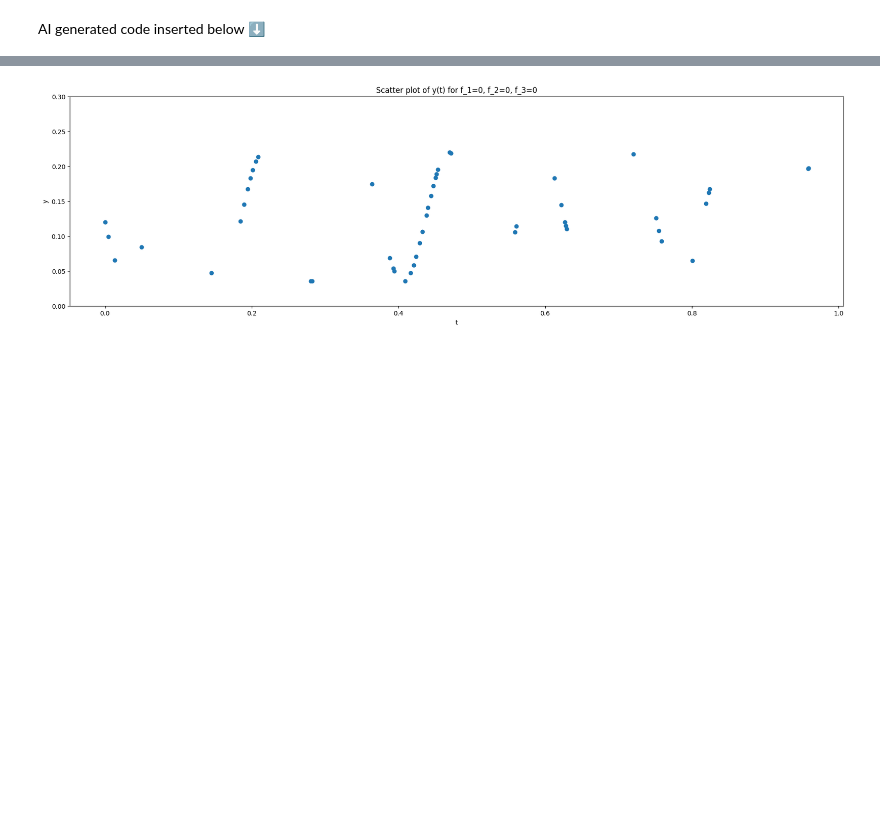
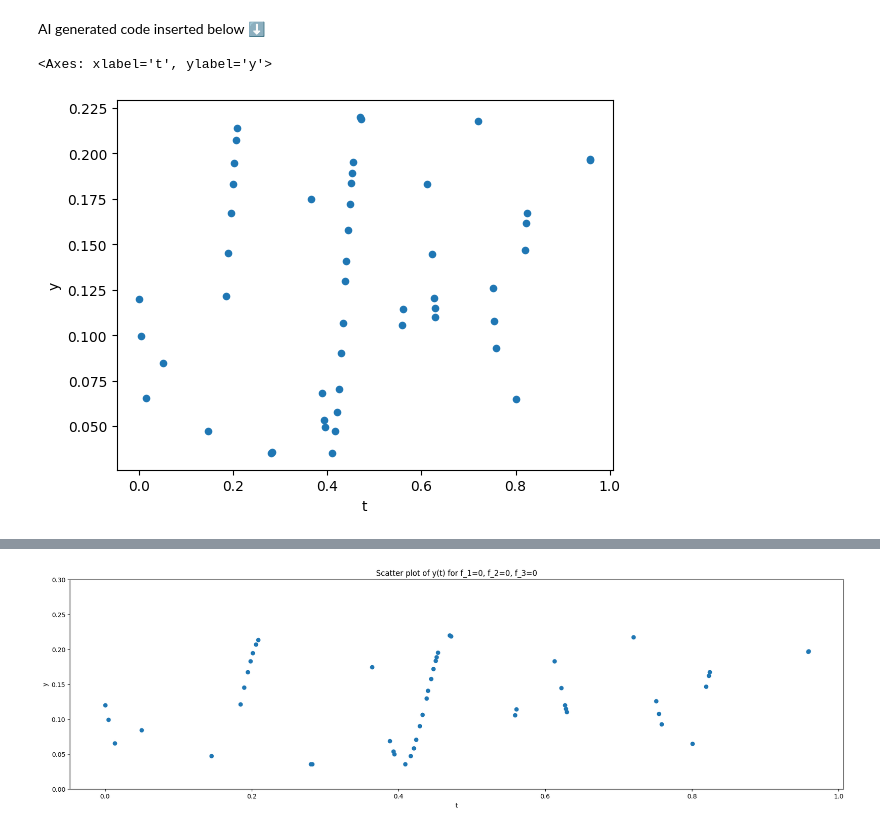
Before and after one commit to tarstars/gbdte, a Jupyter notebook: notebooks/mse_mode/mse_fit_small.ipynb, the cells around one changed output, grey strips where cells are left out. Drawn from its saved outputs; the diff is of its cells as text; code cells hidden in the pictures; blank space fills up the shorter version.

```diff
--- a/notebooks/mse_mode/mse_fit.ipynb
+++ b/notebooks/mse_mode/mse_fit_small.ipynb
@@ -99,0 +188,5 @@ AI generated code inserted below ⬇️
+# %%
+df[(df['f_1'] == 0) & (df['f_2'] == 0) & (df['f_3'] == 0)].plot.scatter(x='t', y='y')
+# %% [output]
+<Axes: xlabel='t', ylabel='y'>
+[figure, added]
```
Also changed, not shown: parts of 18 cells of this notebook, 1 other file.
